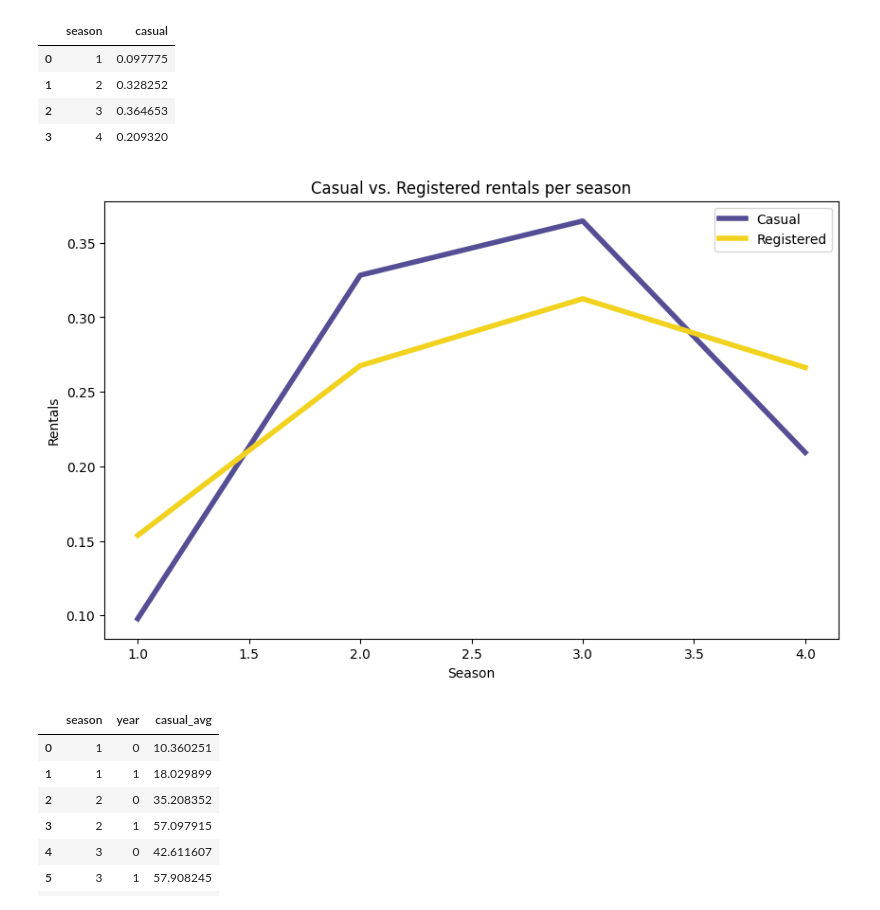
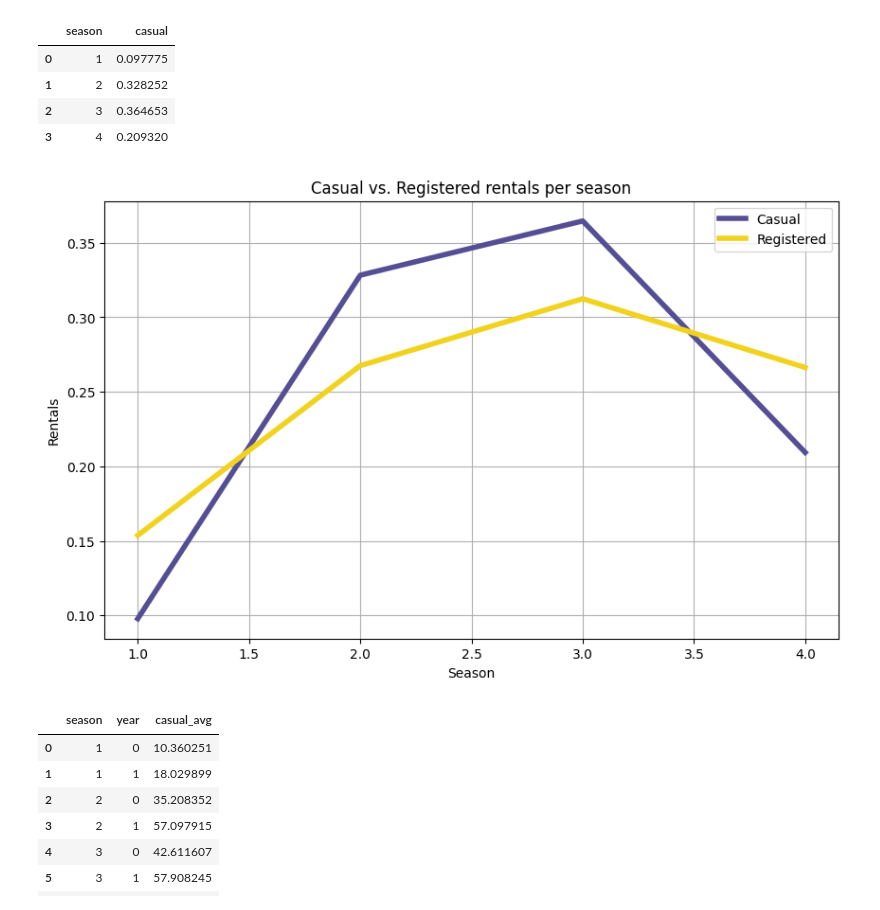
Before and after one commit to mizanulridhoaohana/EDA-using-streamlit, a Jupyter notebook: EDA_Bike_Sharing.ipynb, the cells around one changed output. Saved outputs shown, nothing was run; the diff lists cells and outputs as text; code cells hidden in the pictures.

```diff
--- a/EDA_Bike_Sharing.ipynb
+++ b/EDA_Bike_Sharing.ipynb
@@ -147,31 +142,31 @@ season_casual
 | 2 | 3 | 0.364653 |
 | 3 | 4 | 0.209320 |
 # %%
-import seaborn as sns
 import matplotlib.pyplot as plt
 
 # Data
-x = season_casual['season']
-casual = season_casual['casual']
-registered = season_registered['registered']
+seasons = season_casual['season']
+casual_rentals = season_casual['casual']
+registered_rentals = season_registered['registered']
 
-# Membuat plot dengan seaborn
+# Membuat plot
 plt.figure(figsize=(10, 6))
-sns.lineplot(x=x, y=casual, label='Casual', color='#564E95', linewidth=4)
-sns.lineplot(x=x, y=registered, label='Registered', color='#F1D31F', linewidth=4)
+plt.plot(seasons, casual_rentals, label='Casual', color='#564E95', linewidth=4)
+plt.plot(seasons, registered_rentals, label='Registered', color='#F1D31F', linewidth=4)
 
 # Menambahkan judul dan label sumbu
 plt.title('Casual vs. Registered rentals per season')
 plt.xlabel('Season')
 plt.ylabel('Rentals')
 
-# Menampilkan legenda
+# Menambahkan legenda
 plt.legend()
+plt.grid(True)
 
 # Menampilkan plot
 plt.show()
 # %% [output]
-[figure, old version]
+[figure, new version]
 # %%
 df_casual_avg = hour_df.groupby(['season', 'year']).agg({'casual': 'mean'}).reset_index()
 df_casual_avg.rename(columns={'casual': 'casual_avg'}, inplace=True)
```
Also changed, not shown: parts of 13 cells of this notebook.
